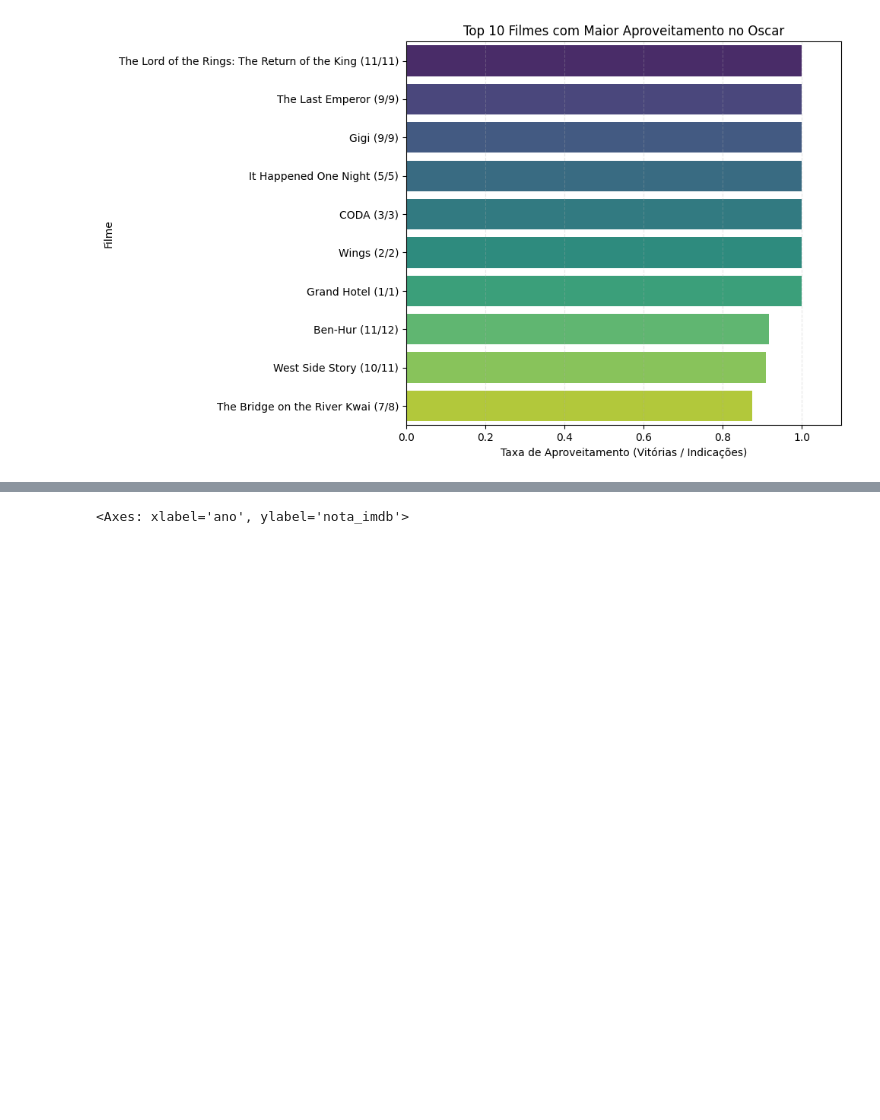
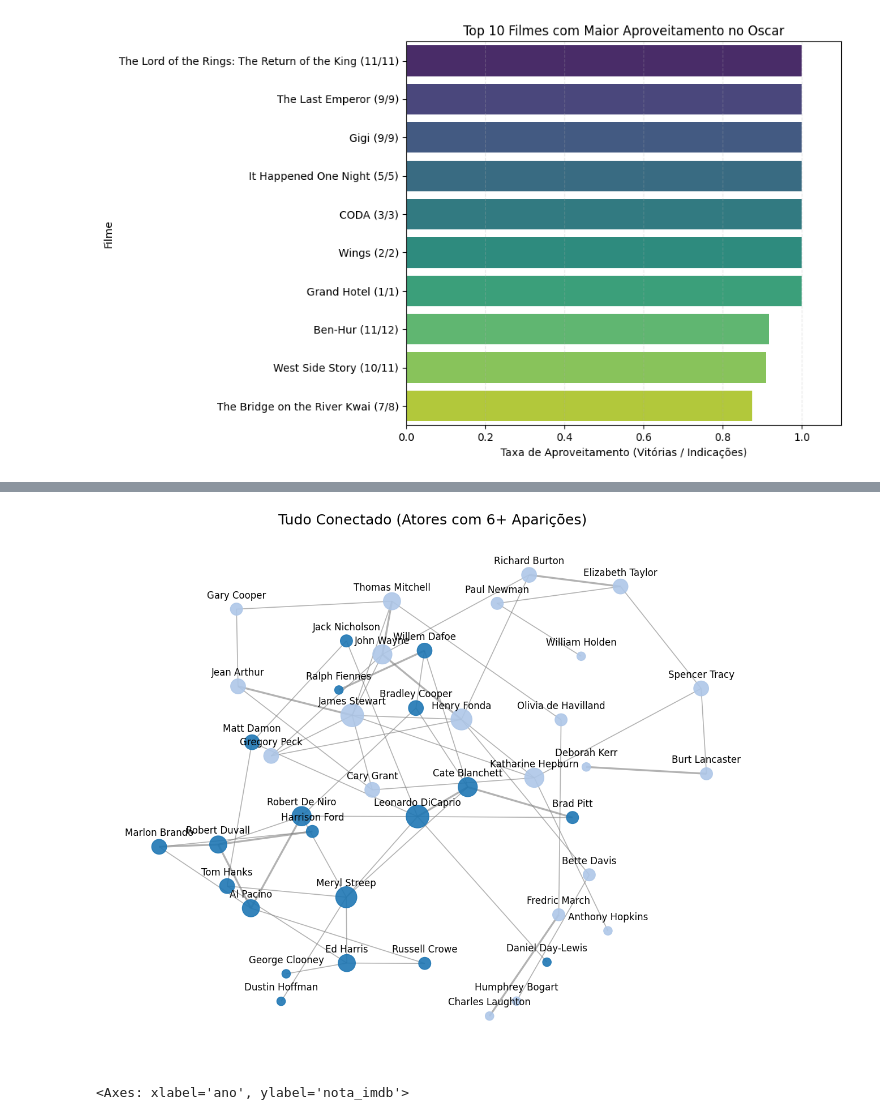
Before and after one commit to nicolascaseiro/Oscar-Melhor-Filme, a Jupyter notebook: Oscar_Melhor_Filme.ipynb, the cells around one changed output, grey strips where cells are left out. Cells and saved outputs as stored; diff of their text form; code cells hidden in the pictures; blank space fills up the shorter version.

```diff
--- a/Oscar_Melhor_Filme.ipynb
+++ b/Oscar_Melhor_Filme.ipynb
@@ -501,3 +492,57 @@ plt.show()
+# %%
+import networkx as nx
+from collections import Counter
+from itertools import combinations
+import matplotlib.cm as cm
+
+elencos = df['elenco_principal'].dropna().apply(lambda x: [a.strip() for a in x.split(',')])
+
+todos_atores = [ator for elenco in elencos for ator in elenco]
+contagem_atores = Counter(todos_atores)
+
+atores_relevantes = {ator for ator, freq in contagem_atores.items() if freq >= 6}
+
+duplas_relevantes = []
+for elenco in elencos:
+    elenco_filtrado = [ator for ator in elenco if ator in atores_relevantes]
+    duplas_relevantes.extend(combinations(sorted(elenco_filtrado), 2))
+
+contagem_duplas_relevantes = Counter(duplas_relevantes)
+
+G = nx.Graph()
+for (ator1, ator2), freq in contagem_duplas_relevantes.items():
+    G.add_edge(ator1, ator2, weight=freq)
+
+pos = nx.spring_layout(G, k=0.75, seed=42)
+
+graus = dict(G.degree())
+node_sizes = [graus[n] * 120 for n in G.nodes()]
+
+componentes = list(nx.connected_components(G))
+cores_disponiveis = cm.tab20.colors
+node_colors = {}
+
+for i, componente in enumerate(componentes):
+    cor = cores_disponiveis[i % len(cores_disponiveis)]
+    for node in componente:
+        node_colors[node] = cor
+
+node_color_list = [node_colors[n] for n in G.nodes()]
+edge_widths = [max(1, d['weight'] * 1.2) for (_, _, d) in G.edges(data=True)]
+
+label_pos = {k: (v[0], v[1] + 0.06) for k, v in pos.items()}
+
+plt.figure(figsize=(12, 10))
+nx.draw_networkx_nodes(G, pos, node_size=node_sizes, node_color=node_color_list, alpha=0.9)
+nx.draw_networkx_edges(G, pos, width=edge_widths, edge_color='gray', alpha=0.6)
+nx.draw_networkx_labels(G, label_pos, font_size=12)
+
+plt.title("Tudo Conectado (Atores com 6+ Aparições)", fontsize=18)
+plt.axis('off')
+plt.tight_layout()
+plt.show()
+# %% [output]
+[figure, added]
 # %%
 sns.regplot(data=df, x='ano', y='nota_imdb')
 # %% [output]
```
Also changed, not shown: parts of 15 cells of this notebook.
